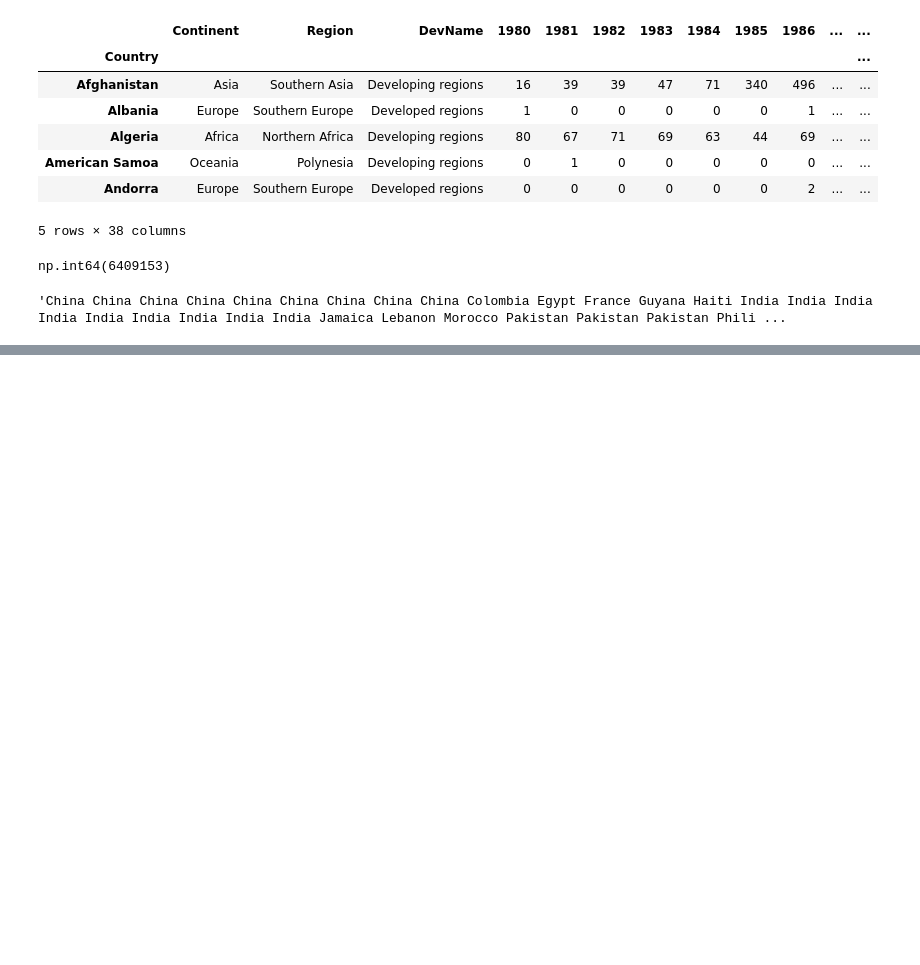
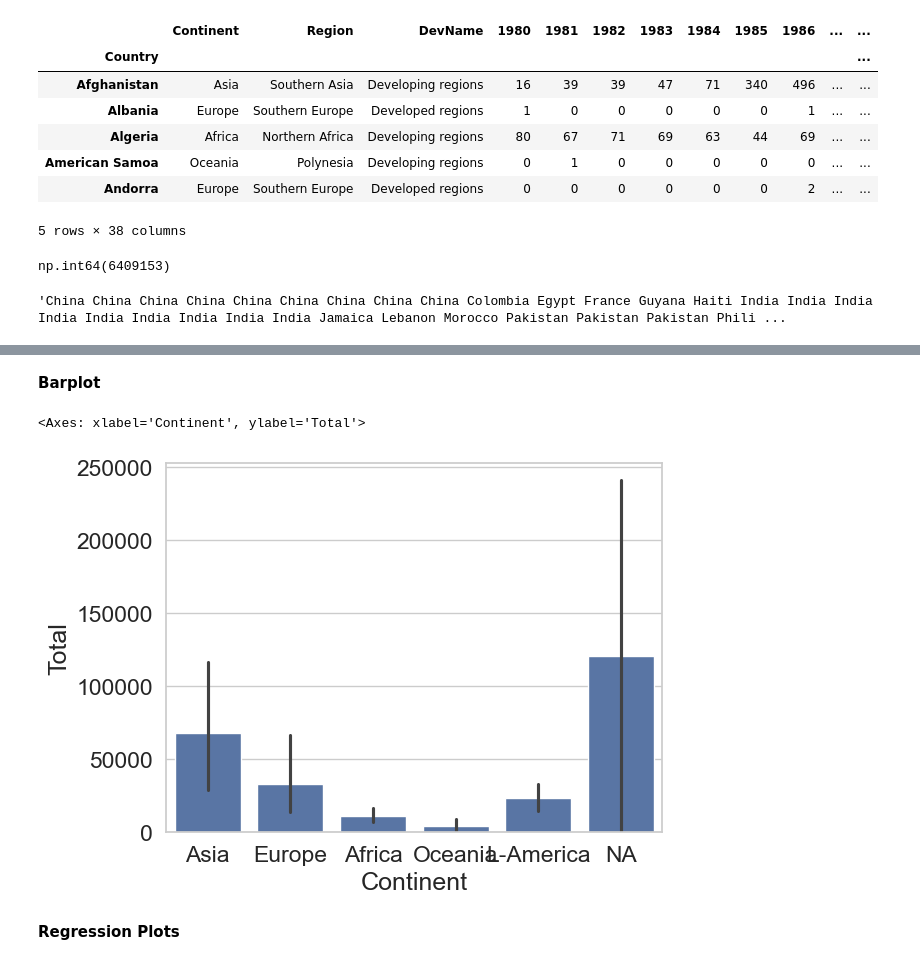
Before and after one commit to Pavannrajj/daily-data-analysis-practice, a Jupyter notebook: seaborn/seaborn.ipynb, the cells around one changed output, grey strips where cells are left out. Cells and saved outputs as stored; diff of their text form; code cells hidden in the pictures; blank space fills up the shorter version.

```diff
--- a/seaborn/seaborn.ipynb
+++ b/seaborn/seaborn.ipynb
@@ -227,0 +252,9 @@ plt.show()
+# %% [markdown]
+**Barplot**
+# %%
+sns.barplot(x = df_new['Continent'],y = df_new['Total'])
+# %% [output]
+<Axes: xlabel='Continent', ylabel='Total'>
+[figure, added]
+# %% [markdown]
+**Regression Plots**
```
Also changed, not shown: parts of 20 cells of this notebook.
